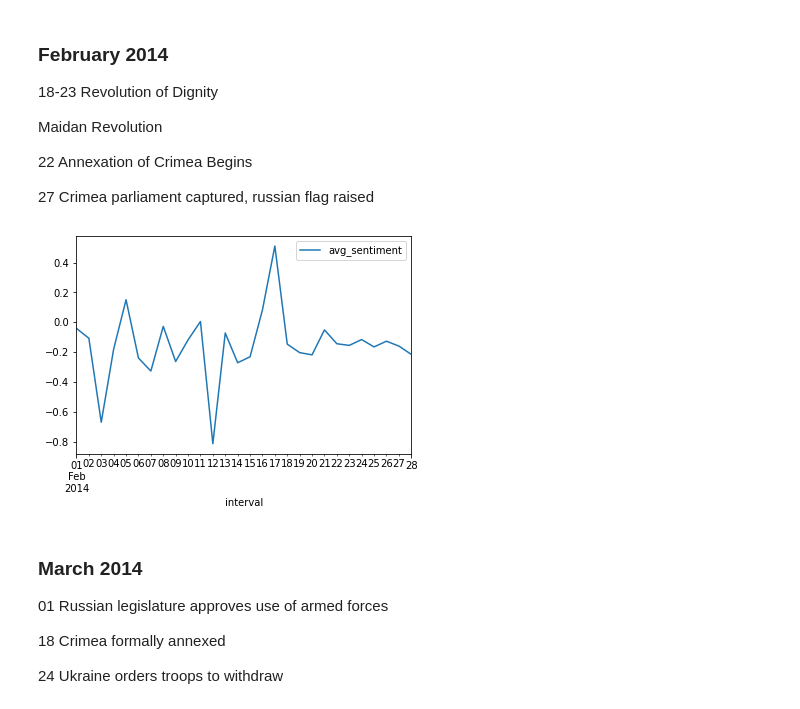
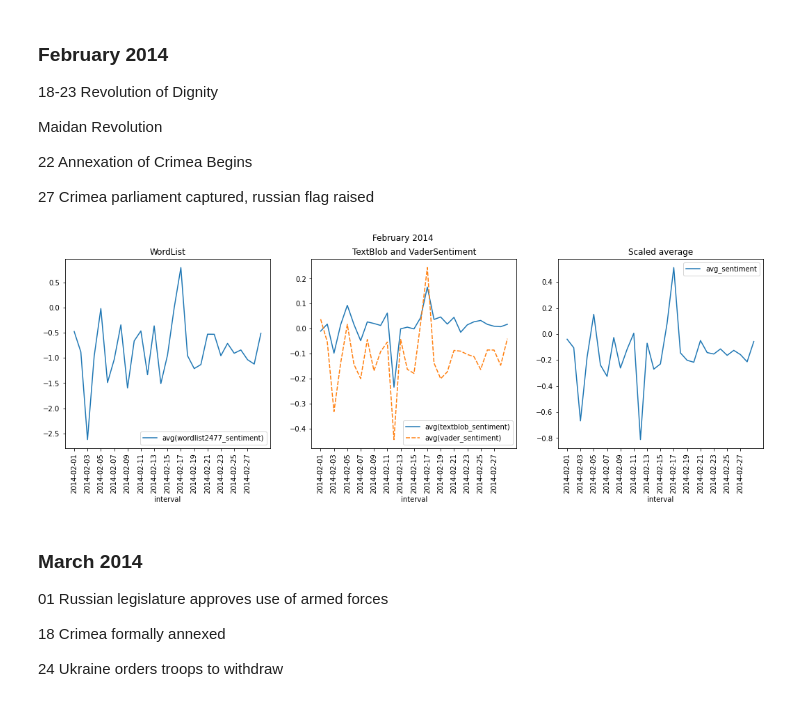
Before and after one commit to havardMoe/Twitter_Sentiment, a Jupyter notebook: code/visualizing/visualization.ipynb, the cells around one changed output. Cells and saved outputs as stored; diff of their text form; code cells hidden in the pictures.

Commit message:
visualizations

```diff
--- a/code/visualizing/visualization.ipynb
+++ b/code/visualizing/visualization.ipynb
@@ -131,0 +177,12 @@ only showing top 5 rows
+# %%
+# Get inteval avg of original dataframe for plotting
+col_names = ['vader_sentiment','textblob_sentiment','wordlist2477_sentiment','created_at']
+cols = ['created_at'] + col_names  # everything except the scaled_sentiment column
+df = df. \
+    select(cols). \
+    groupBy(F.window('created_at', INTERVAL)). \
+    mean()
+
+scaled_df.persist(StorageLevel.MEMORY_ONLY)
+df.collect()
+df.printSchema()
@@ -132,3 +201,10 @@ only showing top 5 rows
+# %%
+# Used for plotting
+titles = ['WordList','TextBlob and VaderSentiment', 'Scaled average']
+dfs = [df, df, scaled_df]
+combine_bools = [False,False,True]
+analysers = [['avg(wordlist2477_sentiment)'],['avg(textblob_sentiment)', 'avg(vader_sentiment)'],
+['avg(textblob_sentiment)', 'avg(vader_sentiment)', 'avg(wordlist2477_sentiment)']]
 # %% [markdown]
 # Whole timeline
 # %%
@@ -160,10 +235,16 @@ Crimea parliament captured, russian flag raised
 # %%
 start_date = "2014-02-01 00:00:00"
 end_date = "2014-03-01 00:00:00"
 
-plot_events(df, start_date=start_date, end_date=end_date, combine=COMBINE)
+
+fig, axes = plt.subplots(1, 3, figsize=(18, 5
+fig.suptitle('February 2014')
+
+for i in range(3):
+    plot_events_sns(dfs[i], start_date=start_date, end_date=end_date, axes_i=axes[i],
+    title=titles[i],analysers=analysers[i], combine=combine_bools[i])
 # %% [output]
-[figure, old version]
+[figure, new version]
 # %% [markdown]
 ### March 2014
 
```
Also changed, not shown: parts of 27 cells of this notebook, 57 other files.
